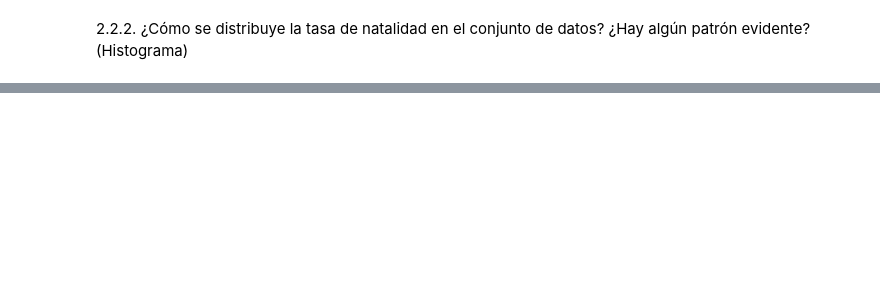
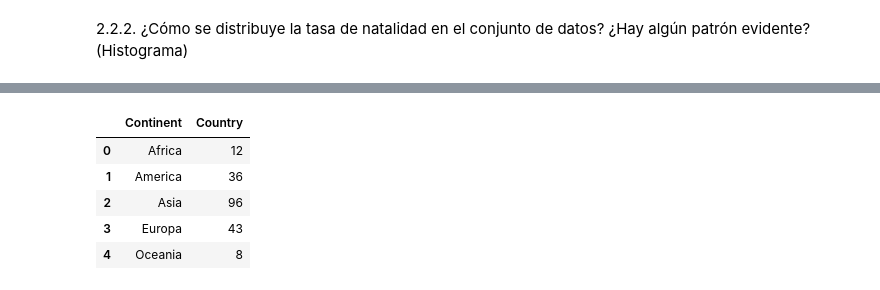
Before and after one commit to Mariadelmardp/Curso-ML, a Jupyter notebook: ejercicios/2_Visualización.ipynb, the cells around one changed output, grey strips where cells are left out. Saved outputs shown, nothing was run; the diff lists cells and outputs as text; code cells hidden in the pictures; blank space fills up the shorter version.

```diff
--- a/ejercicios/2_Visualización.ipynb
+++ b/ejercicios/2_Visualización.ipynb
@@ -134,0 +158,10 @@ Index(['Unnamed: 0', 'Country', 'Density\n(P/Km2)', 'Abbreviation',
+# %%
+continentes_paises = world.groupby('Continent')['Country'].count().reset_index()
+continentes_paises
+# %% [output]
+|  | Continent | Country |
+| 0 | Africa | 12 |
+| 1 | America | 36 |
+| 2 | Asia | 96 |
+| 3 | Europa | 43 |
+| 4 | Oceania | 8 |
```
Also changed, not shown: parts of 9 cells of this notebook, 1 other file.
